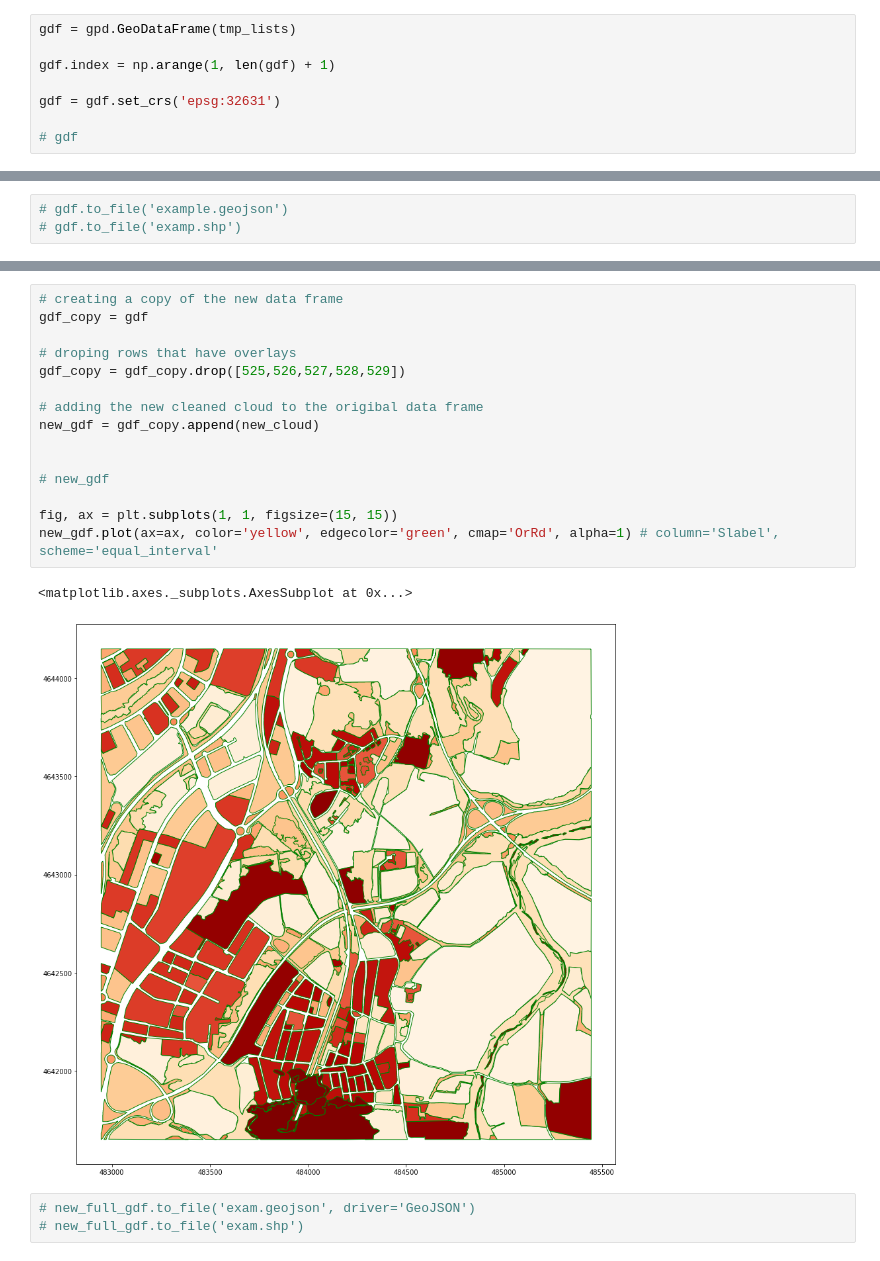
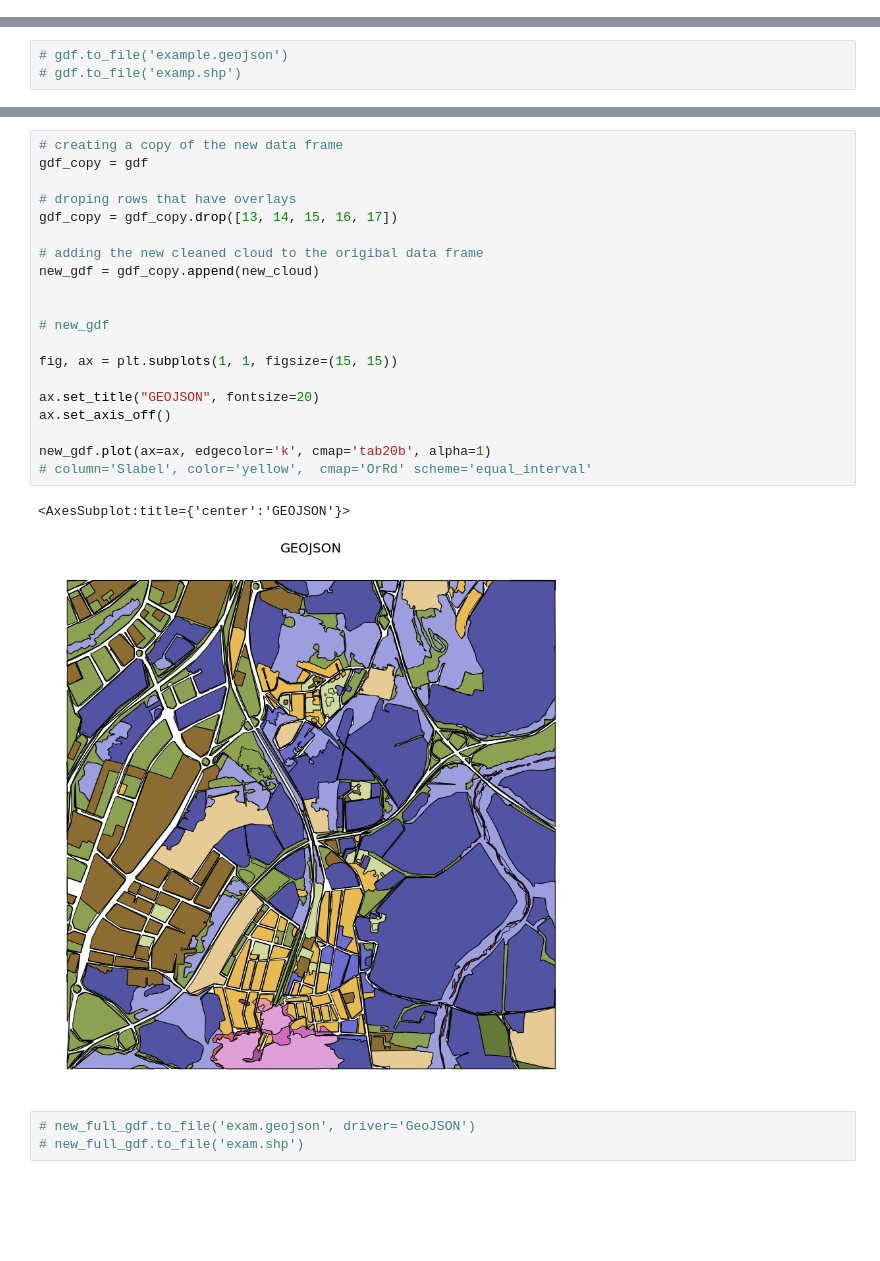
Before and after one commit to Kevin-Sambuli/geopandas, a Jupyter notebook: geoprocess2.ipynb, the cells around one changed output, grey strips where cells are left out. Cells and saved outputs as stored; diff of their text form; blank space fills up the shorter version.

```diff
--- a/geoprocess2.ipynb
+++ b/geoprocess2.ipynb
@@ -66,11 +122,3 @@ dat
-# %%
-gdf = gpd.GeoDataFrame(tmp_lists)
-
-gdf.index = np.arange(1, len(gdf) + 1)
-
-gdf = gdf.set_crs('epsg:32631')
-
-# gdf
 # %%
 fig, ax = plt.subplots(1, 1, figsize=(12, 12))
 
@@ -159,21 +176,26 @@ new_cloud.plot()
 # %%
 # creating a copy of the new data frame
 gdf_copy = gdf
 
 # droping rows that have overlays
-gdf_copy = gdf_copy.drop([525,526,527,528,529])
+gdf_copy = gdf_copy.drop([13, 14, 15, 16, 17])
 
 # adding the new cleaned cloud to the origibal data frame
 new_gdf = gdf_copy.append(new_cloud)
 
 
 # new_gdf
 
 fig, ax = plt.subplots(1, 1, figsize=(15, 15))
-new_gdf.plot(ax=ax, color='yellow', edgecolor='green', cmap='OrRd', alpha=1) # column='Slabel', scheme='equal_interval'
+
+ax.set_title("GEOJSON", fontsize=20)
+ax.set_axis_off()
+
+new_gdf.plot(ax=ax, edgecolor='k', cmap='tab20b', alpha=1)
+# column='Slabel', color='yellow',  cmap='OrRd' scheme='equal_interval'
 # %% [output]
-<matplotlib.axes._subplots.AxesSubplot at 0x...>
+<AxesSubplot:title={'center':'GEOJSON'}>
-[figure, old version]
+[figure, new version]
 # %%
 # new_full_gdf.to_file('exam.geojson', driver='GeoJSON')
 # new_full_gdf.to_file('exam.shp')
```
Also changed, not shown: parts of 30 cells of this notebook, 6 other files.
